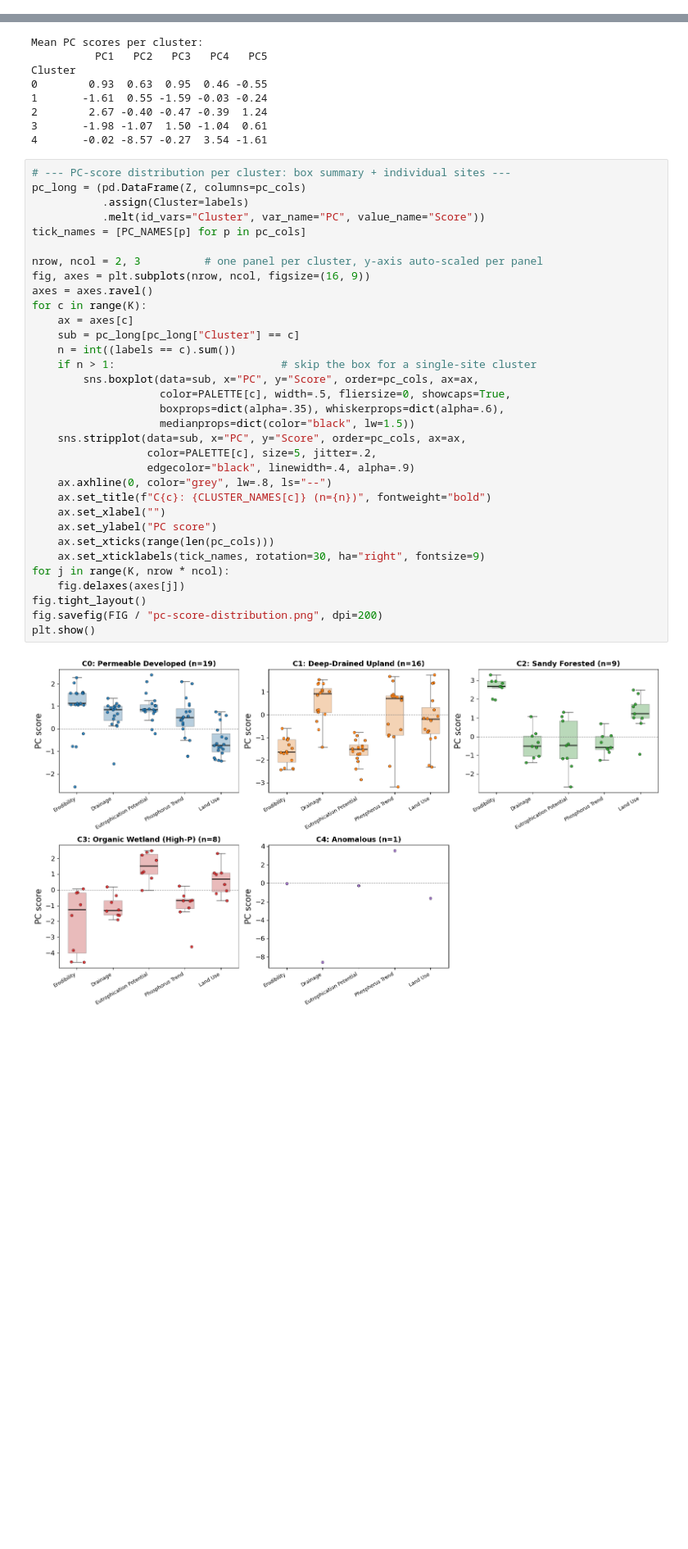
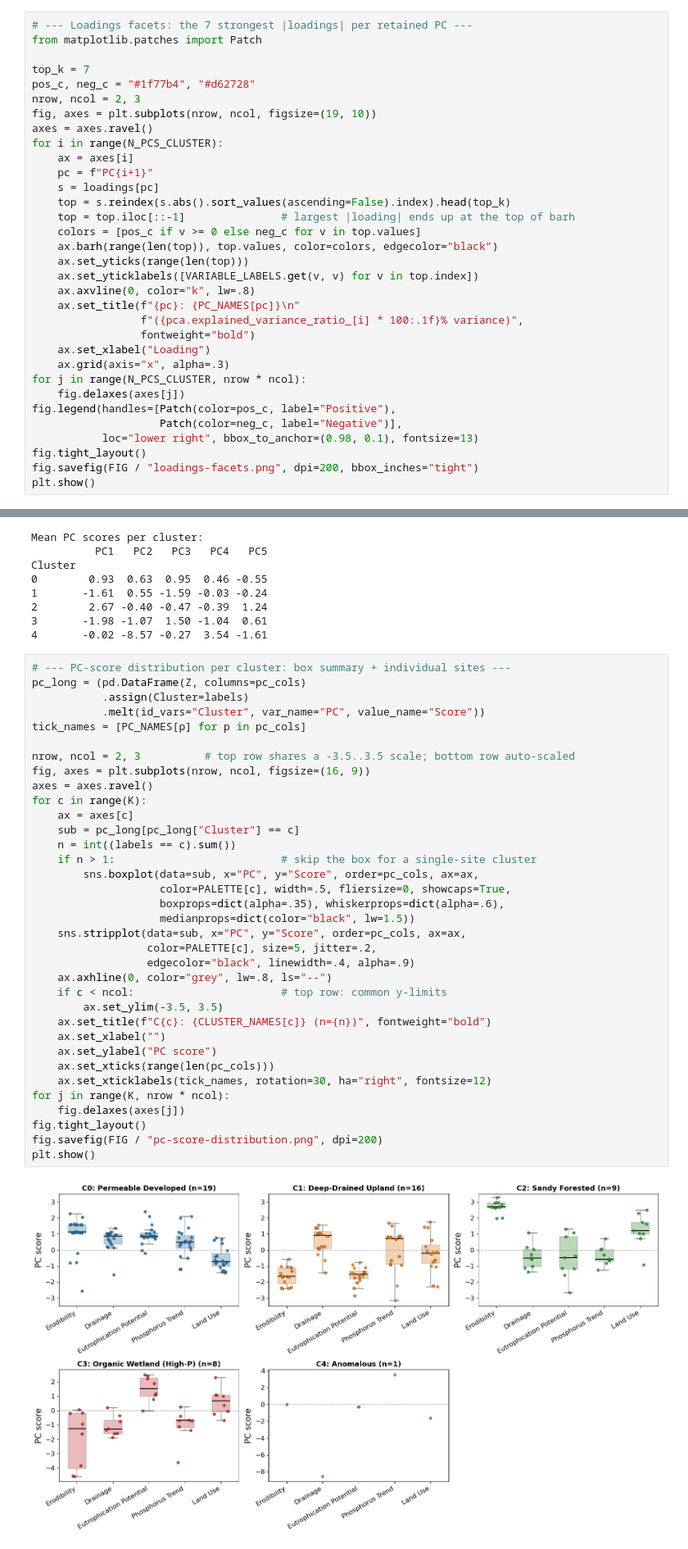
Before and after one commit to narslab/stream-station-typology, a Jupyter notebook: bin/ss-typology.ipynb, the cells around one changed output, grey strips where cells are left out. Shown at 82% size. Cells and saved outputs as stored; diff of their text form; blank space fills up the shorter version.

```diff
--- a/bin/ss-typology.ipynb
+++ b/bin/ss-typology.ipynb
@@ -241,3 +241,36 @@ plt.show()
 # %% [output]
 [figure]
 [figure]
+# %%
+# --- Loadings facets: the 7 strongest |loadings| per retained PC ---
+from matplotlib.patches import Patch
+
+top_k = 7
+pos_c, neg_c = "#1f77b4", "#d62728"
+nrow, ncol = 2, 3
+fig, axes = plt.subplots(nrow, ncol, figsize=(19, 10))
+axes = axes.ravel()
+for i in range(N_PCS_CLUSTER):
+    ax = axes[i]
+    pc = f"PC{i+1}"
+    s = loadings[pc]
+    top = s.reindex(s.abs().sort_values(ascending=False).index).head(top_k)
+    top = top.iloc[::-1]               # largest |loading| ends up at the top of barh
+    colors = [pos_c if v >= 0 else neg_c for v in top.values]
+    ax.barh(range(len(top)), top.values, color=colors, edgecolor="black")
+    ax.set_yticks(range(len(top)))
+    ax.set_yticklabels([VARIABLE_LABELS.get(v, v) for v in top.index])
+    ax.axvline(0, color="k", lw=.8)
+    ax.set_title(f"{pc}: {PC_NAMES[pc]}\n"
+                 f"({pca.explained_variance_ratio_[i] * 100:.1f}% variance)",
+                 fontweight="bold")
+    ax.set_xlabel("Loading")
+    ax.grid(axis="x", alpha=.3)
+for j in range(N_PCS_CLUSTER, nrow * ncol):
+    fig.delaxes(axes[j])
+fig.legend(handles=[Patch(color=pos_c, label="Positive"),
+                    Patch(color=neg_c, label="Negative")],
+           loc="lower right", bbox_to_anchor=(0.98, 0.1), fontsize=13)
+fig.tight_layout()
+fig.savefig(FIG / "loadings-facets.png", dpi=200, bbox_inches="tight")
+plt.show()
@@ -472,36 +507,38 @@ Cluster
 pc_long = (pd.DataFrame(Z, columns=pc_cols)
            .assign(Cluster=labels)
            .melt(id_vars="Cluster", var_name="PC", value_name="Score"))
 tick_names = [PC_NAMES[p] for p in pc_cols]
 
-nrow, ncol = 2, 3          # one panel per cluster, y-axis auto-scaled per panel
+nrow, ncol = 2, 3          # top row shares a -3.5..3.5 scale; bottom row auto-scaled
 fig, axes = plt.subplots(nrow, ncol, figsize=(16, 9))
 axes = axes.ravel()
 for c in range(K):
     ax = axes[c]
     sub = pc_long[pc_long["Cluster"] == c]
     n = int((labels == c).sum())
     if n > 1:                          # skip the box for a single-site cluster
         sns.boxplot(data=sub, x="PC", y="Score", order=pc_cols, ax=ax,
                     color=PALETTE[c], width=.5, fliersize=0, showcaps=True,
                     boxprops=dict(alpha=.35), whiskerprops=dict(alpha=.6),
                     medianprops=dict(color="black", lw=1.5))
     sns.stripplot(data=sub, x="PC", y="Score", order=pc_cols, ax=ax,
                   color=PALETTE[c], size=5, jitter=.2,
                   edgecolor="black", linewidth=.4, alpha=.9)
     ax.axhline(0, color="grey", lw=.8, ls="--")
+    if c < ncol:                       # top row: common y-limits
+        ax.set_ylim(-3.5, 3.5)
     ax.set_title(f"C{c}: {CLUSTER_NAMES[c]} (n={n})", fontweight="bold")
     ax.set_xlabel("")
     ax.set_ylabel("PC score")
     ax.set_xticks(range(len(pc_cols)))
-    ax.set_xticklabels(tick_names, rotation=30, ha="right", fontsize=9)
+    ax.set_xticklabels(tick_names, rotation=30, ha="right", fontsize=12)
 for j in range(K, nrow * ncol):
     fig.delaxes(axes[j])
 fig.tight_layout()
 fig.savefig(FIG / "pc-score-distribution.png", dpi=200)
 plt.show()
 # %% [output]
-[figure, old version]
+[figure, new version]
 # %%
 # --- Cluster characterization ---
 profile = train.groupby("Cluster")[FEATURES].mean().T
```
Also changed, not shown: parts of 1 cell of this notebook, 2 other files.
